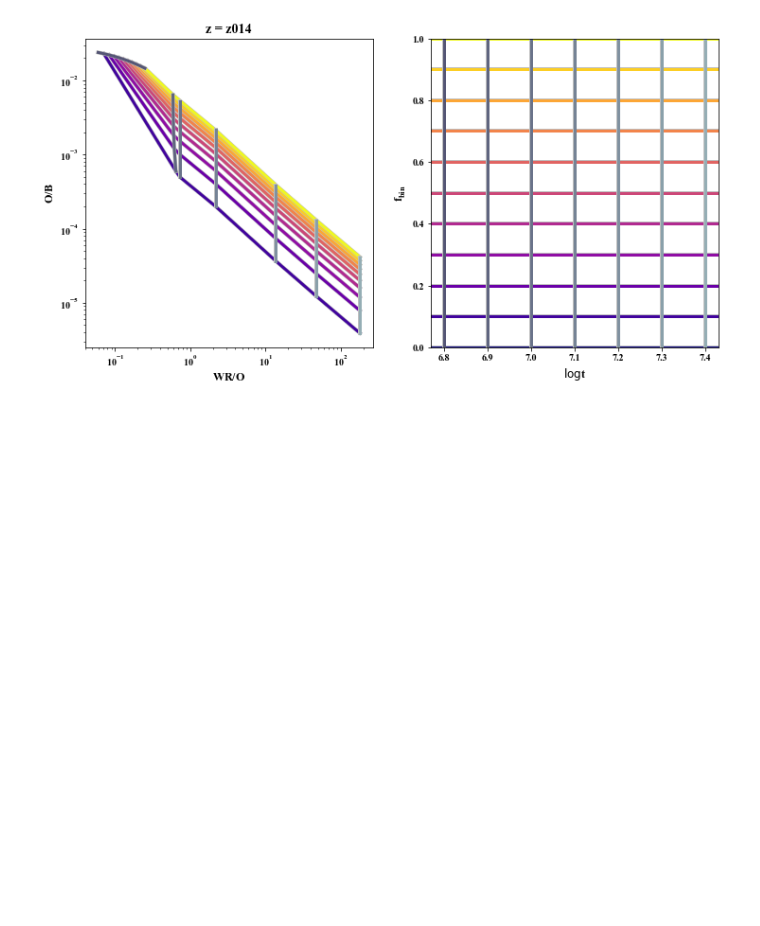
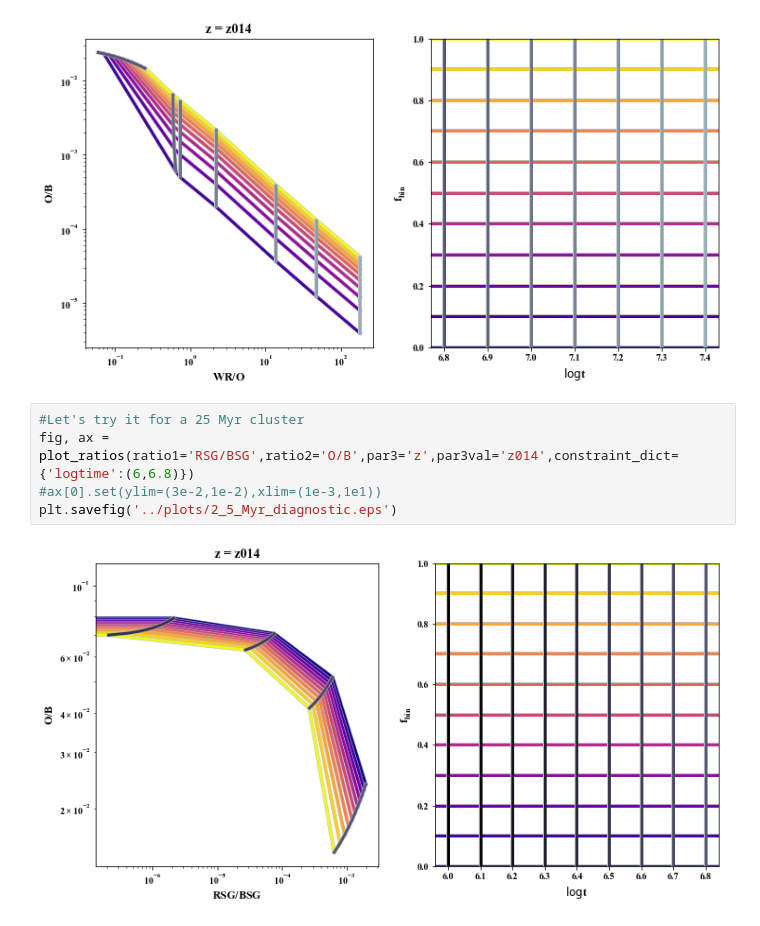
Before and after one commit to tzdwi/Diagnostics, a Jupyter notebook: code/diagnostics.ipynb, the cells around one changed output. Drawn from its saved outputs; the diff is of its cells as text; blank space fills up the shorter version.

Commit message:
added README online, added new constraints to diagnostic plot and some 2.5 Myr diagnostics, WHATUP

```diff
--- a/code/diagnostics.ipynb
+++ b/code/diagnostics.ipynb
@@ -620,3 +620,10 @@ fig, ax = plot_ratios(ratio1='WR/O',ratio2='O/B',par3='z',par3val='z014',constra
 plt.savefig('../plots/25_Myr_diagnostic.eps')
 # %% [output]
 [figure]
+# %%
+#Let's try it for a 25 Myr cluster
+fig, ax = plot_ratios(ratio1='RSG/BSG',ratio2='O/B',par3='z',par3val='z014',constraint_dict={'logtime':(6,6.8)})
+#ax[0].set(ylim=(3e-2,1e-2),xlim=(1e-3,1e1))
+plt.savefig('../plots/2_5_Myr_diagnostic.eps')
+# %% [output]
+[figure, added]
```
Also changed, not shown: 1 other file.
